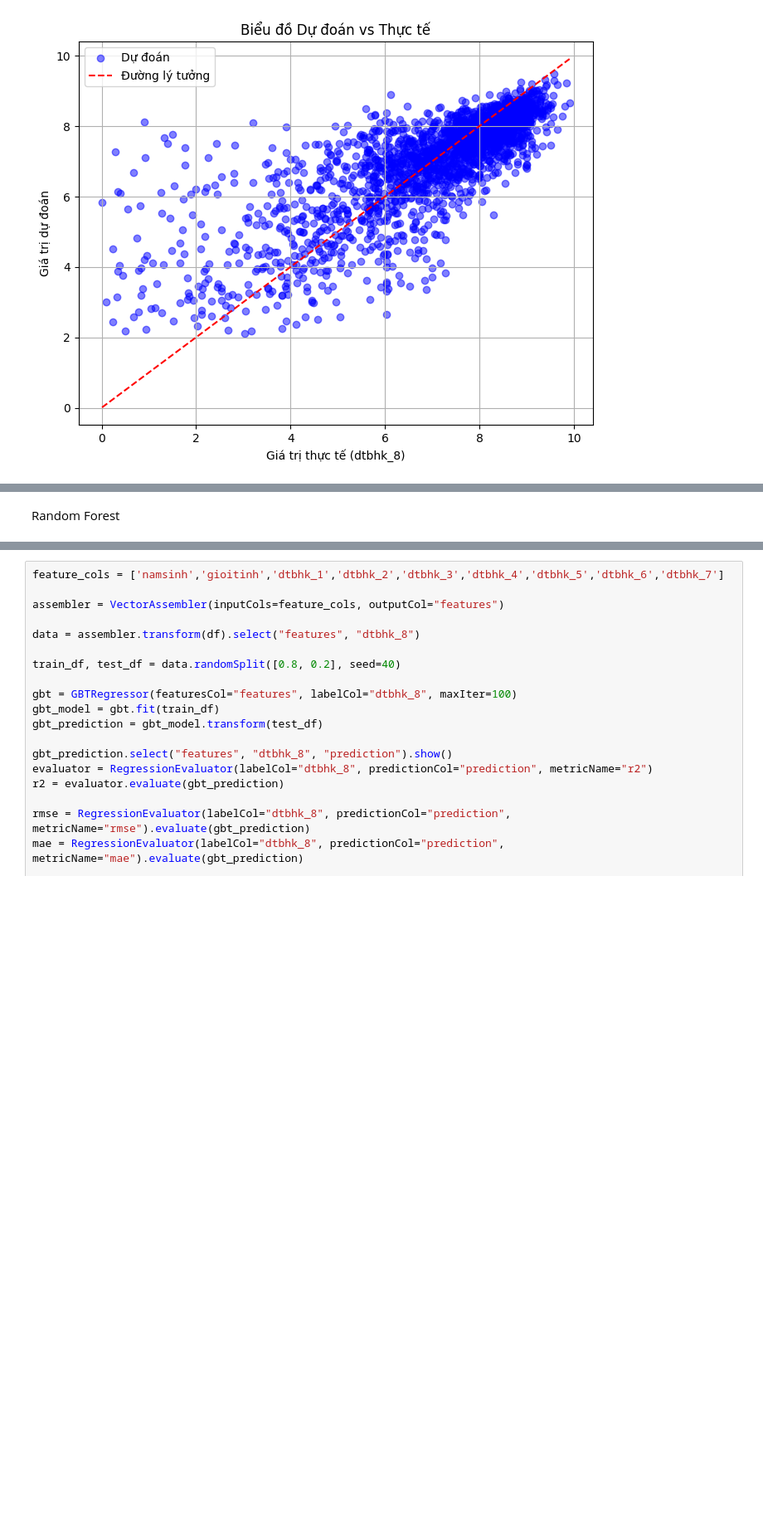
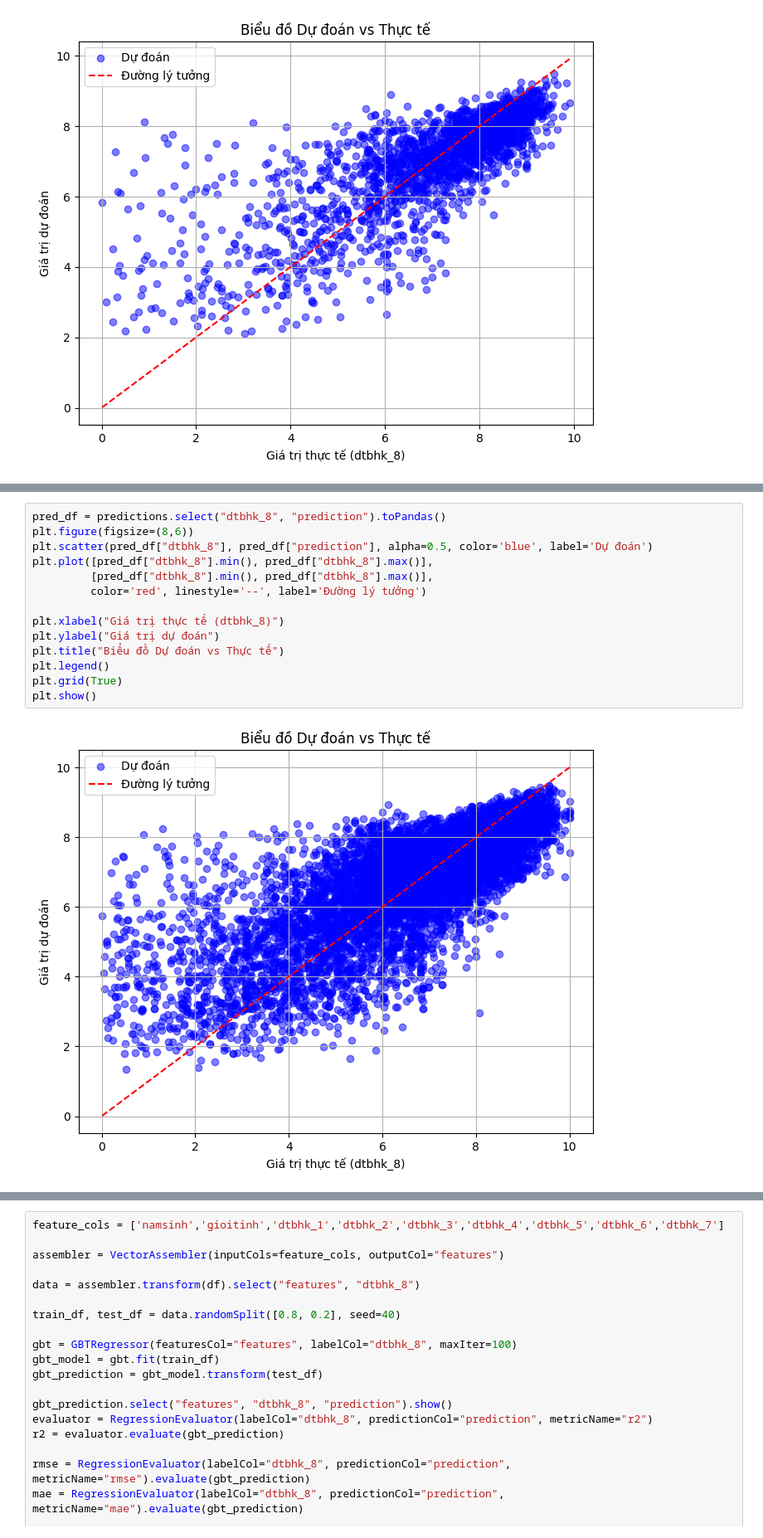
Before and after one commit to Hatsuki9813/GPAPredictor, a Jupyter notebook: PySparkML/Dudoandiem.ipynb, the cells around one changed output, grey strips where cells are left out. Shown: that part at 83% size. Drawn from its saved outputs; the diff is of its cells as text; blank space fills up the shorter version.

```diff
--- a/PySparkML/Dudoandiem.ipynb
+++ b/PySparkML/Dudoandiem.ipynb
@@ -140,2 +361,16 @@ MAE: 0.772659402252449
-# %% [markdown]
-Random Forest
+# %%
+pred_df = predictions.select("dtbhk_8", "prediction").toPandas()
+plt.figure(figsize=(8,6))
+plt.scatter(pred_df["dtbhk_8"], pred_df["prediction"], alpha=0.5, color='blue', label='Dự đoán')
+plt.plot([pred_df["dtbhk_8"].min(), pred_df["dtbhk_8"].max()],
+         [pred_df["dtbhk_8"].min(), pred_df["dtbhk_8"].max()],
+         color='red', linestyle='--', label='Đường lý tưởng')
+
+plt.xlabel("Giá trị thực tế (dtbhk_8)")
+plt.ylabel("Giá trị dự đoán")
+plt.title("Biểu đồ Dự đoán vs Thực tế")
+plt.legend()
+plt.grid(True)
+plt.show()
+# %% [output]
+[figure, added]
```
Also changed, not shown: parts of 31 cells of this notebook, 7 other files.
